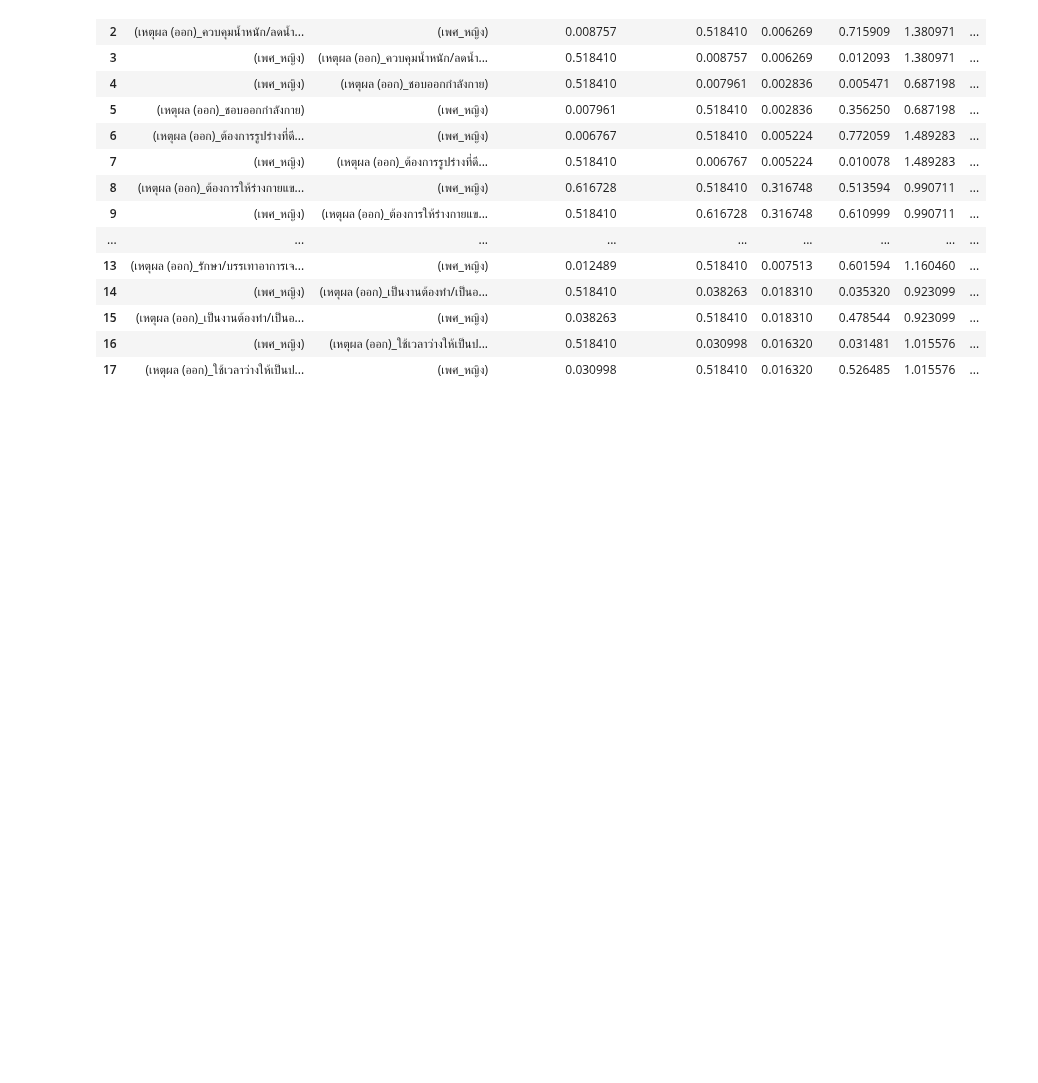
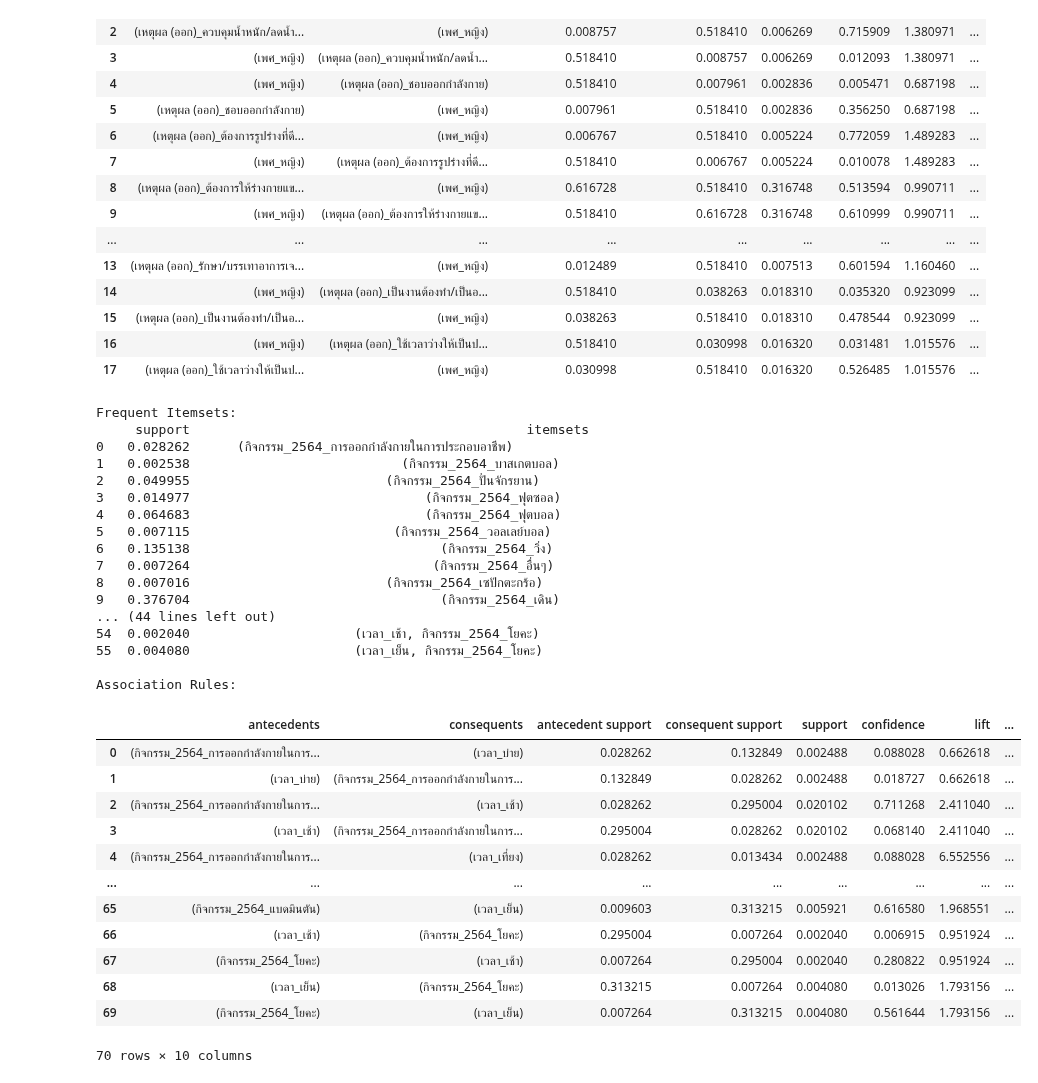
Before and after one commit to KorrawanOu/BSC_DPDM23, a Jupyter notebook: ex.ipynb, the cells around one changed output. Saved outputs shown, nothing was run; the diff lists cells and outputs as text; code cells hidden in the pictures; blank space fills up the shorter version.

```diff
--- a/ex.ipynb
+++ b/ex.ipynb
@@ -741,2 +709,5 @@ results_df
 # %%
 ex = pd.get_dummies(jaa[['เพศ','เหตุผล (ออก)']])
+# %%
+ex1 = pd.get_dummies(jaa[['กิจกรรม_2564','เวลา']])
+ex1
@@ -803,6 +788,49 @@ Association Rules:
 | 15 | (เหตุผล (ออก)_เป็นงานต้องทำ/เป็นอ... | (เพศ_หญิง) | 0.038263 | 0.518410 | 0.018310 | 0.478544 | 0.923099 | ... |
 | 16 | (เพศ_หญิง) | (เหตุผล (ออก)_ใช้เวลาว่างให้เป็นป... | 0.518410 | 0.030998 | 0.016320 | 0.031481 | 1.015576 | ... |
 | 17 | (เหตุผล (ออก)_ใช้เวลาว่างให้เป็นป... | (เพศ_หญิง) | 0.030998 | 0.518410 | 0.016320 | 0.526485 | 1.015576 | ... |
+# %%
+# Apply Apriori algorithm to find frequent itemsets
+frequent_itemsets = apriori(ex1.iloc[:, 1:], min_support=0.002, use_colnames=True)
+
+# Generate association rules
+rules2 = association_rules(frequent_itemsets, metric="confidence",min_threshold=0.0001)
+
+# Display frequent itemsets and association rules
+print("Frequent Itemsets:")
+print(frequent_itemsets)
+print("\nAssociation Rules:")
+rules2
+# %% [output]
+Frequent Itemsets:
+     support                                           itemsets
+0   0.028262      (กิจกรรม_2564_การออกกำลังกายในการประกอบอาชีพ)
+1   0.002538                           (กิจกรรม_2564_บาสเกตบอล)
+2   0.049955                         (กิจกรรม_2564_ปั่นจักรยาน)
+3   0.014977                              (กิจกรรม_2564_ฟุตซอล)
+4   0.064683                              (กิจกรรม_2564_ฟุตบอล)
+5   0.007115                          (กิจกรรม_2564_วอลเลย์บอล)
+6   0.135138                                (กิจกรรม_2564_วิ่ง)
+7   0.007264                               (กิจกรรม_2564_อื่นๆ)
+8   0.007016                         (กิจกรรม_2564_เซปักตะกร้อ)
+9   0.376704                                (กิจกรรม_2564_เดิน)
+... (44 lines left out)
+54  0.002040                     (เวลา_เช้า, กิจกรรม_2564_โยคะ)
+55  0.004080                     (เวลา_เย็น, กิจกรรม_2564_โยคะ)
+
+Association Rules:
+|  | antecedents | consequents | antecedent support | consequent support | support | confidence | lift | ... |
+| 0 | (กิจกรรม_2564_การออกกำลังกายในการ... | (เวลา_บ่าย) | 0.028262 | 0.132849 | 0.002488 | 0.088028 | 0.662618 | ... |
+| 1 | (เวลา_บ่าย) | (กิจกรรม_2564_การออกกำลังกายในการ... | 0.132849 | 0.028262 | 0.002488 | 0.018727 | 0.662618 | ... |
+| 2 | (กิจกรรม_2564_การออกกำลังกายในการ... | (เวลา_เช้า) | 0.028262 | 0.295004 | 0.020102 | 0.711268 | 2.411040 | ... |
+| 3 | (เวลา_เช้า) | (กิจกรรม_2564_การออกกำลังกายในการ... | 0.295004 | 0.028262 | 0.020102 | 0.068140 | 2.411040 | ... |
+| 4 | (กิจกรรม_2564_การออกกำลังกายในการ... | (เวลา_เที่ยง) | 0.028262 | 0.013434 | 0.002488 | 0.088028 | 6.552556 | ... |
+| ... | ... | ... | ... | ... | ... | ... | ... | ... |
+| 65 | (กิจกรรม_2564_แบดมินตัน) | (เวลา_เย็น) | 0.009603 | 0.313215 | 0.005921 | 0.616580 | 1.968551 | ... |
+| 66 | (เวลา_เช้า) | (กิจกรรม_2564_โยคะ) | 0.295004 | 0.007264 | 0.002040 | 0.006915 | 0.951924 | ... |
+| 67 | (กิจกรรม_2564_โยคะ) | (เวลา_เช้า) | 0.007264 | 0.295004 | 0.002040 | 0.280822 | 0.951924 | ... |
+| 68 | (เวลา_เย็น) | (กิจกรรม_2564_โยคะ) | 0.313215 | 0.007264 | 0.004080 | 0.013026 | 1.793156 | ... |
+| 69 | (กิจกรรม_2564_โยคะ) | (เวลา_เย็น) | 0.007264 | 0.313215 | 0.004080 | 0.561644 | 1.793156 | ... |
+70 rows × 10 columns
 # %%
 # Apply Apriori algorithm to find frequent itemsets
 frequent_itemsets = apriori(ex.iloc[:, 1:], min_support=0.9, use_colnames=True)
```
Also changed, not shown: parts of 9 cells of this notebook.
